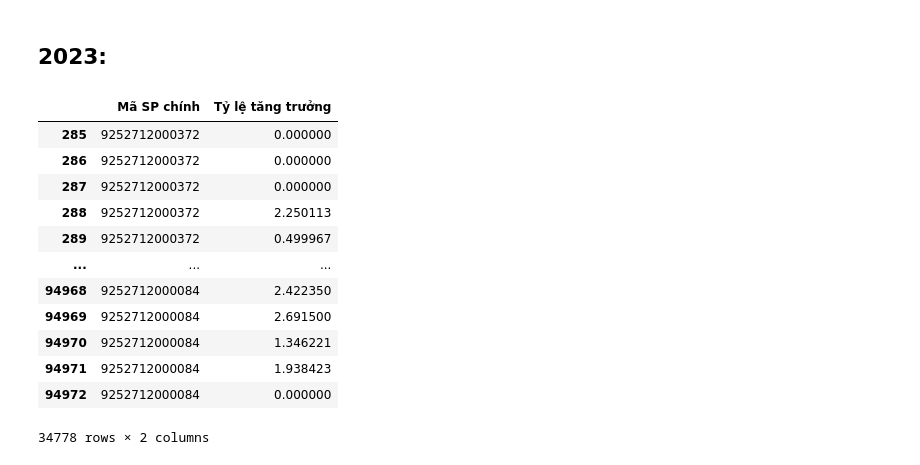
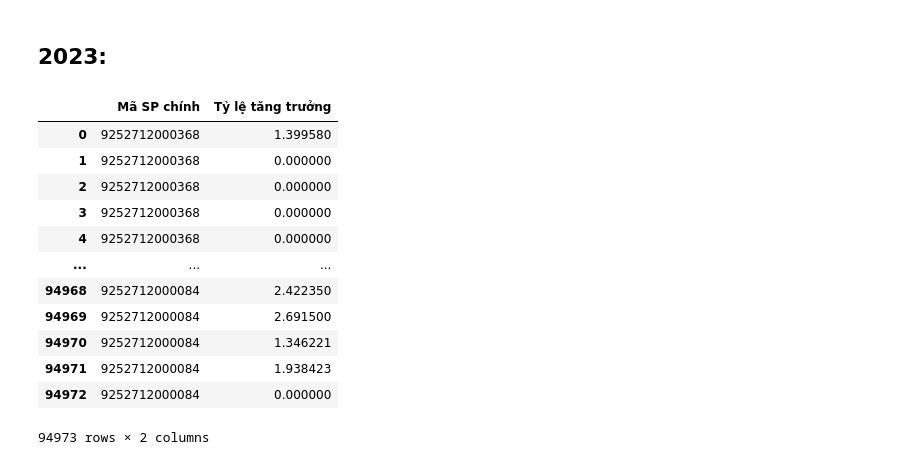
Before and after one commit to tuancaokaizen/dataproject, a Jupyter notebook: task5kdr.ipynb, the cells around one changed output. Cells and saved outputs as stored; diff of their text form; code cells hidden in the pictures.

```diff
--- a/task5kdr.ipynb
+++ b/task5kdr.ipynb
@@ -753,22 +751,22 @@ df_sku_2022_hq
 # %% [markdown]
 ## 2023:
 # %%
-df_sku_2023 = df1[['Mã SP chính', 'Tỷ lệ tăng trưởng']]
+df_sku_2023 = master_df1[['Mã SP chính', 'Tỷ lệ tăng trưởng']]
 df_sku_2023
 # %% [output]
 |  | Mã SP chính | Tỷ lệ tăng trưởng |
-| 285 | 9252712000372 | 0.000000 |
-| 286 | 9252712000372 | 0.000000 |
-| 287 | 9252712000372 | 0.000000 |
-| 288 | 9252712000372 | 2.250113 |
-| 289 | 9252712000372 | 0.499967 |
+| 0 | 9252712000368 | 1.399580 |
+| 1 | 9252712000368 | 0.000000 |
+| 2 | 9252712000368 | 0.000000 |
+| 3 | 9252712000368 | 0.000000 |
+| 4 | 9252712000368 | 0.000000 |
 | ... | ... | ... |
 | 94968 | 9252712000084 | 2.422350 |
 | 94969 | 9252712000084 | 2.691500 |
 | 94970 | 9252712000084 | 1.346221 |
 | 94971 | 9252712000084 | 1.938423 |
 | 94972 | 9252712000084 | 0.000000 |
-34778 rows × 2 columns
+94973 rows × 2 columns
 # %%
 df_sku_2023 = df_sku_2023.groupby('Mã SP chính')['Tỷ lệ tăng trưởng'].mean().reset_index()
 df_sku_2023
```
Also changed, not shown: parts of 10 cells of this notebook.
